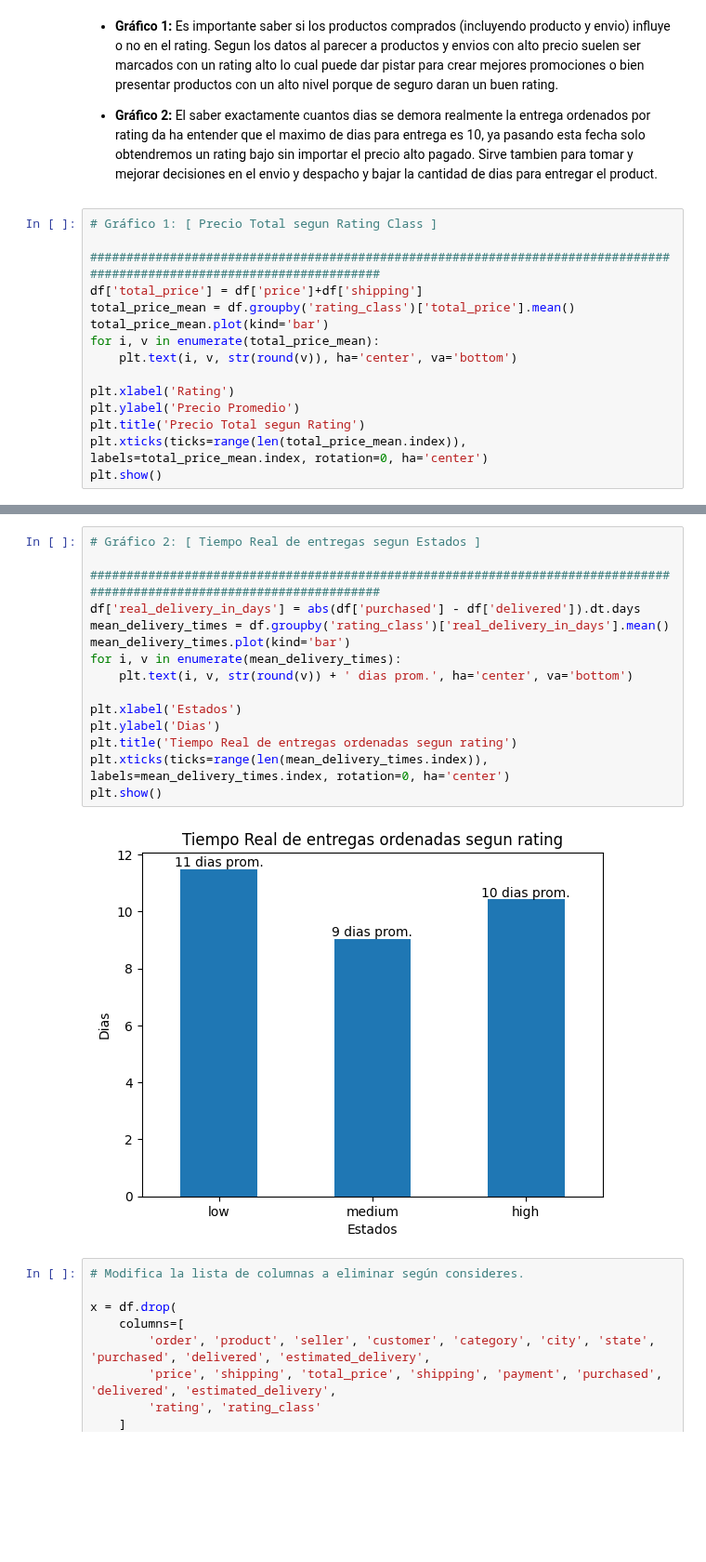
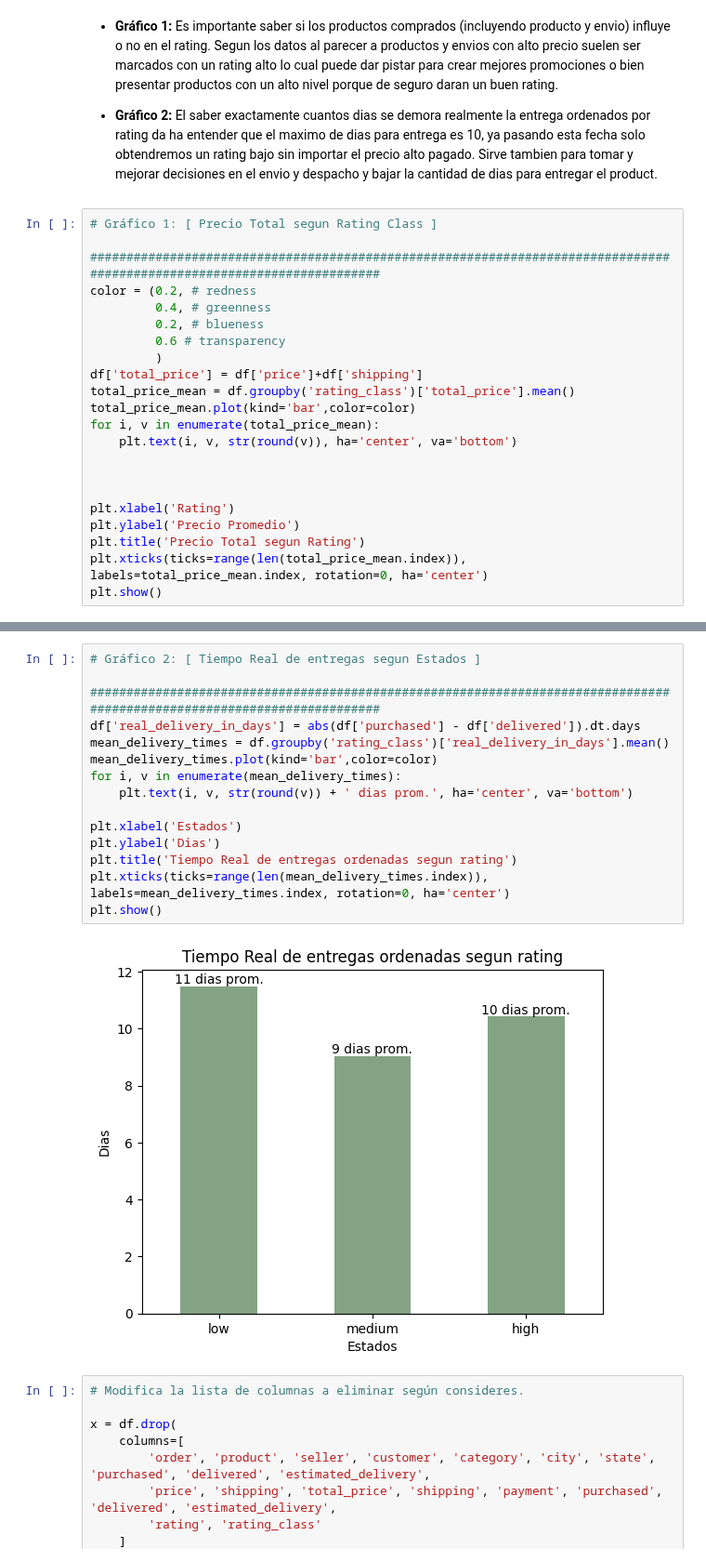
Before and after one commit to julvc/python_diplo, a Jupyter notebook: MP2.ipynb, the cells around one changed output, grey strips where cells are left out. Shown at 93% size. Saved outputs shown, nothing was run; the diff lists cells and outputs as text; blank space fills up the shorter version.

Commit message:
Se cambia color de las barras

```diff
--- a/MP2.ipynb
+++ b/MP2.ipynb
@@ -232,11 +232,18 @@ dtype: float64
 # Gráfico 1: [ Precio Total segun Rating Class ]
 
 ########################################################################################################################
+color = (0.2, # redness
+         0.4, # greenness
+         0.2, # blueness
+         0.6 # transparency
+         )
 df['total_price'] = df['price']+df['shipping']
 total_price_mean = df.groupby('rating_class')['total_price'].mean()
-total_price_mean.plot(kind='bar')
+total_price_mean.plot(kind='bar',color=color)
 for i, v in enumerate(total_price_mean):
     plt.text(i, v, str(round(v)), ha='center', va='bottom')
+
+
 
 plt.xlabel('Rating')
 plt.ylabel('Precio Promedio')
@@ -248,20 +255,20 @@ plt.show()
 # %%
 # Gráfico 2: [ Tiempo Real de entregas segun Estados ]
 
 ########################################################################################################################
 df['real_delivery_in_days'] = abs(df['purchased'] - df['delivered']).dt.days
 mean_delivery_times = df.groupby('rating_class')['real_delivery_in_days'].mean()
-mean_delivery_times.plot(kind='bar')
+mean_delivery_times.plot(kind='bar',color=color)
 for i, v in enumerate(mean_delivery_times):
     plt.text(i, v, str(round(v)) + ' dias prom.', ha='center', va='bottom')
 
 plt.xlabel('Estados')
 plt.ylabel('Dias')
 plt.title('Tiempo Real de entregas ordenadas segun rating')
 plt.xticks(ticks=range(len(mean_delivery_times.index)), labels=mean_delivery_times.index, rotation=0, ha='center')
 plt.show()
 # %% [output]
-[figure, old version]
+[figure, new version]
 # %%
 # Modifica la lista de columnas a eliminar según consideres.
 
```
Also changed, not shown: parts of 1 cell of this notebook.
